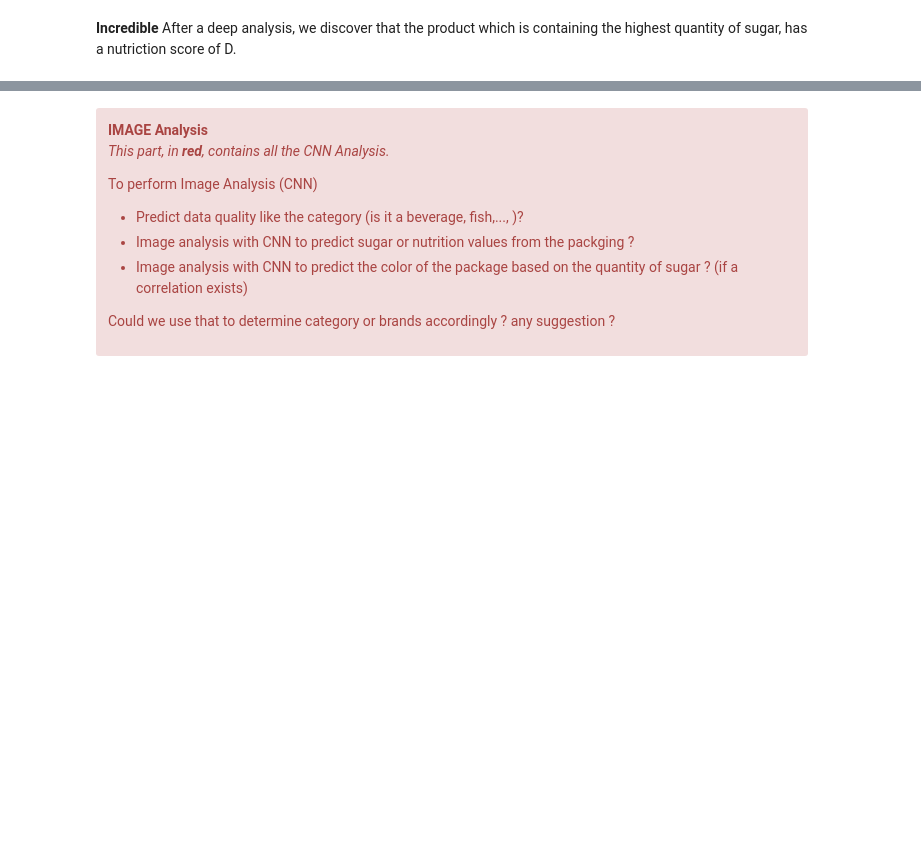
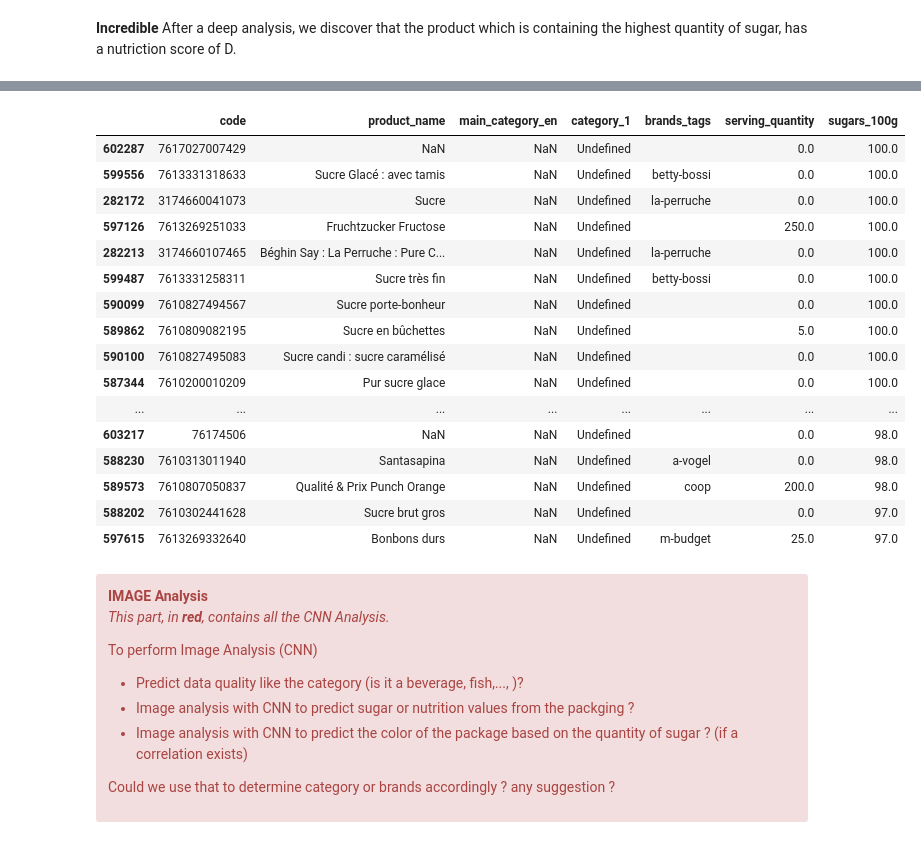
Before and after one commit to esamosenok/ADA_Project_2018, a Jupyter notebook: openfoodfacts_milestone2.ipynb, the cells around one changed output, grey strips where cells are left out. Cells and saved outputs as stored; diff of their text form; code cells hidden in the pictures; blank space fills up the shorter version.

```diff
--- a/openfoodfacts_milestone2.ipynb
+++ b/openfoodfacts_milestone2.ipynb
@@ -1438,6 +1467,26 @@ As written on the nutrition's facts, there is a high quantity of sugar.
 By the way, this product is nothing else than a 1kg of Sugar. At this stage, we all love data analysis:
 
 <img src="https://static.openfoodfacts.org/images/products/761/027/804/2508/front_fr.5.full.jpg"></img>
+# %%
+df_result
+# %% [output]
+|  | code | product_name | main_category_en | category_1 | brands_tags | serving_quantity | sugars_100g |
+| 602287 | 7617027007429 | NaN | NaN | Undefined |  | 0.0 | 100.0 |
+| 599556 | 7613331318633 | Sucre Glacé : avec tamis | NaN | Undefined | betty-bossi | 0.0 | 100.0 |
+| 282172 | 3174660041073 | Sucre | NaN | Undefined | la-perruche | 0.0 | 100.0 |
+| 597126 | 7613269251033 | Fruchtzucker Fructose | NaN | Undefined |  | 250.0 | 100.0 |
+| 282213 | 3174660107465 | Béghin Say : La Perruche : Pure C... | NaN | Undefined | la-perruche | 0.0 | 100.0 |
+| 599487 | 7613331258311 | Sucre très fin | NaN | Undefined | betty-bossi | 0.0 | 100.0 |
+| 590099 | 7610827494567 | Sucre porte-bonheur | NaN | Undefined |  | 0.0 | 100.0 |
+| 589862 | 7610809082195 | Sucre en bûchettes | NaN | Undefined |  | 5.0 | 100.0 |
+| 590100 | 7610827495083 | Sucre candi : sucre caramélisé | NaN | Undefined |  | 0.0 | 100.0 |
+| 587344 | 7610200010209 | Pur sucre glace | NaN | Undefined |  | 0.0 | 100.0 |
+| ... | ... | ... | ... | ... | ... | ... | ... |
+| 603217 | 76174506 | NaN | NaN | Undefined |  | 0.0 | 98.0 |
+| 588230 | 7610313011940 | Santasapina | NaN | Undefined | a-vogel | 0.0 | 98.0 |
+| 589573 | 7610807050837 | Qualité & Prix Punch Orange | NaN | Undefined | coop | 200.0 | 98.0 |
+| 588202 | 7610302441628 | Sucre brut gros | NaN | Undefined |  | 0.0 | 97.0 |
+| 597615 | 7613269332640 | Bonbons durs | NaN | Undefined | m-budget | 25.0 | 97.0 |
 # %% [markdown]
 <div class="alert alert-danger">
 
```
Also changed, not shown: parts of 10 cells of this notebook.
